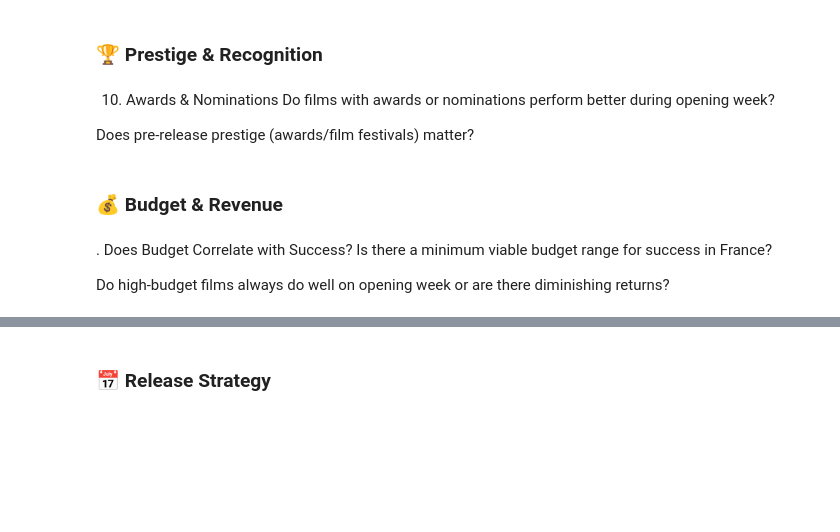
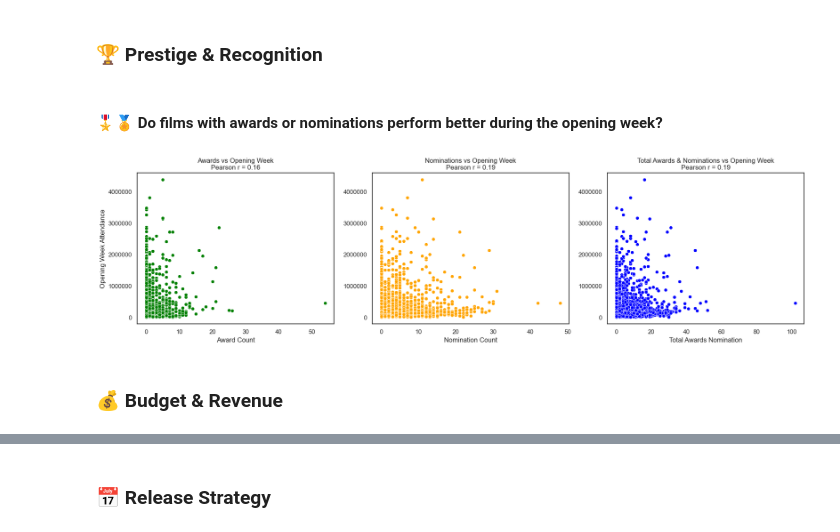
Before and after one commit to MichAdebayo/new-is-always-better, a Jupyter notebook: machine_learning/allocine_analysis.ipynb, the cells around one changed output, grey strips where cells are left out. Cells and saved outputs as stored; diff of their text form; code cells hidden in the pictures; blank space fills up the shorter version.

```diff
--- a/machine_learning/allocine_analysis.ipynb
+++ b/machine_learning/allocine_analysis.ipynb
@@ -1239,15 +1232,46 @@ plt.show()
 [figure]
 # %% [markdown]
 ### 🏆 Prestige & Recognition
-# %% [markdown]
-10. Awards & Nominations
-Do films with awards or nominations perform better during opening week?
-
-Does pre-release prestige (awards/film festivals) matter?
+# %% [markdown]
+#### 🎖️🏅 Do films with awards or nominations perform better during the opening week?
+# %%
+# Set style
+sns.set(style="white")
+
+# Set up the figure and axes
+fig, axs = plt.subplots(1, 3, figsize=(18, 5))
+
+# Data pairs
+x_cols = ['award_count', 'nomination_count', 'total_awards_nomination']
+titles = [
+    'Awards vs Opening Week',
+    'Nominations vs Opening Week',
+    'Total Awards & Nominations vs Opening Week'
+]
+colors = ['green', 'orange', 'blue']
+
+for i, (x_col, title, color) in enumerate(zip(x_cols, titles, colors)):
+    sns.scatterplot(
+        data=df_fusion,
+        x=x_col,
+        y='opening_week_france_num',
+        ax=axs[i],
+        color=color
+    )
+
+    # Calculate correlation coefficient
+    valid_data = df_fusion[[x_col, 'opening_week_france_num']].dropna()
+    corr, _ = pearsonr(valid_data[x_col], valid_data['opening_week_france_num'])
+
+    axs[i].set_title(f"{title}\nPearson r = {corr:.2f}")
+    axs[i].set_xlabel(x_col.replace('_', ' ').title())
+    axs[i].set_ylabel('Opening Week Attendance' if i == 0 else '')
+    axs[i].ticklabel_format(style='plain', axis='y')
+
+# Adjust layout
+plt.tight_layout()
+plt.show()
+# %% [output]
+[figure, added]
 # %% [markdown]
 ### 💰 Budget & Revenue
-# %% [markdown]
-. Does Budget Correlate with Success?
-Is there a minimum viable budget range for success in France?
-
-Do high-budget films always do well on opening week or are there diminishing returns?
```
Also changed, not shown: parts of 41 cells of this notebook, 1 other file.
